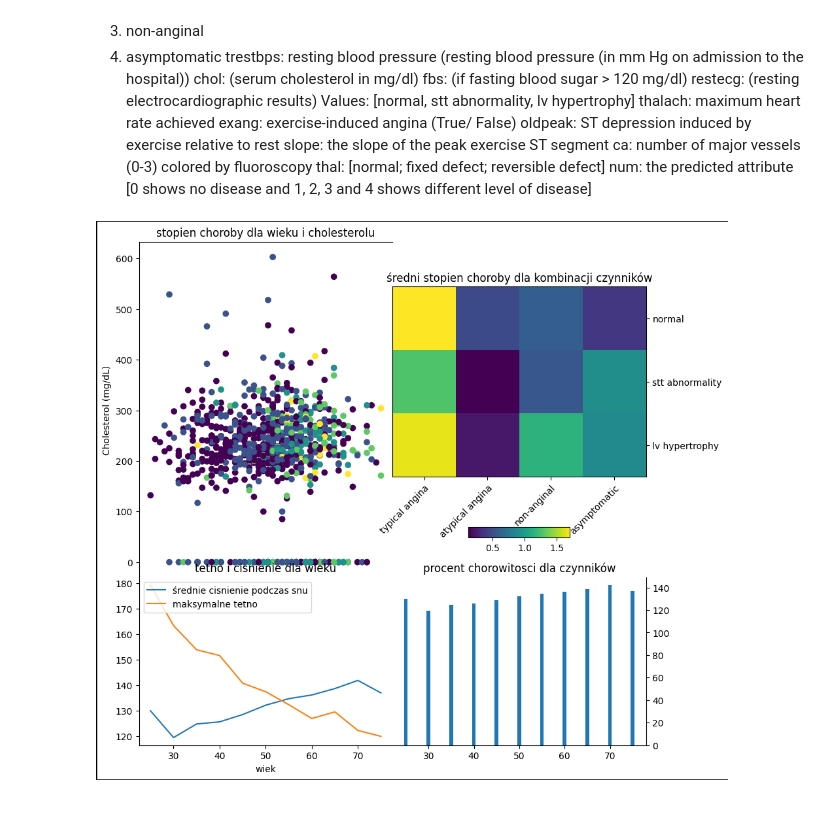
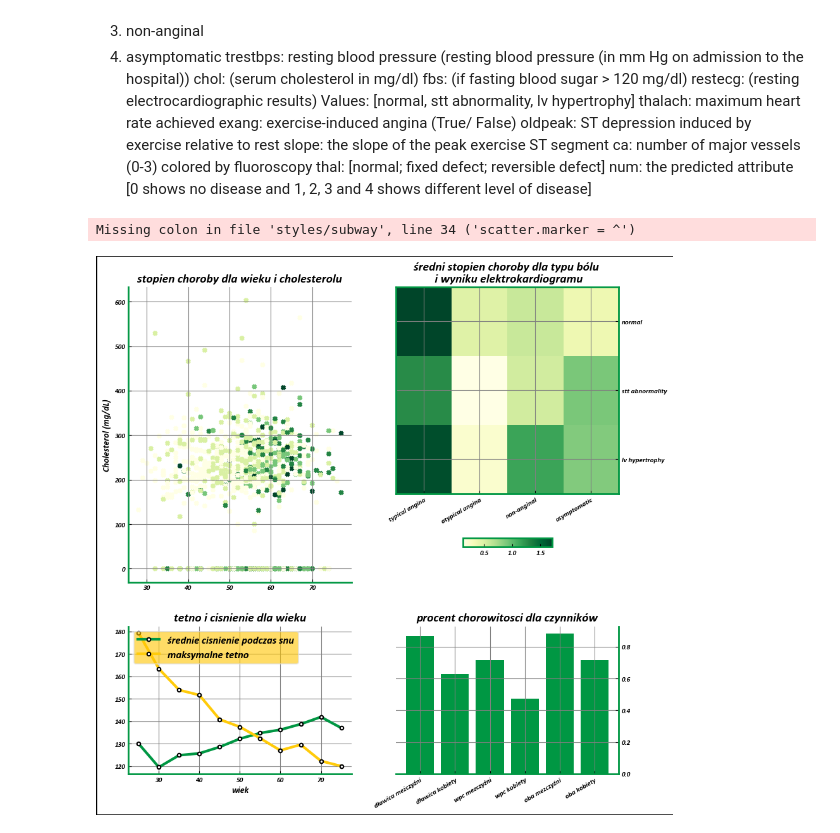
Before and after one commit to szobst/data_visualisation, a Jupyter notebook: notebook.ipynb, the cells around one changed output. Drawn from its saved outputs; the diff is of its cells as text; code cells hidden in the pictures.

```diff
--- a/notebook.ipynb
+++ b/notebook.ipynb
@@ -78,8 +95,6 @@ num: the predicted attribute [0 shows no disease and 1, 2, 3 and 4 shows differe
 # Styles
 # %%
 #Plot
-
-style = 'default'
 
 cholesterol = df['chol']
 age = df['age']
@@ -91,57 +106,57 @@ avg_max_heart_rate = df.groupby('age_group')['thalch'].mean()
 num = df['num']
 
 
-plt.style.use(style)
-gsk = {'hspace': 0,'height_ratios':[2,1],'wspace': 0 }
+plt.style.use('styles/subway')
+
+gsk = {'hspace': 0.2,'height_ratios':[2,1],'wspace': 0.2 }
 fig, ((ax1, ax2), (ax3, ax4)) = plt.subplots(2, 2, figsize=(10, 10),gridspec_kw=gsk)
 
 scatter = ax1.scatter(y = cholesterol, x = age,c = num)
-ax1.spines.bottom.set_visible(False)
-ax1.xaxis.set_tick_params(bottom=False,labelbottom=False)
+ax1.spines.top.set_visible(False)
+#ax1.xaxis.set_tick_params(bottom=False,labelbottom=False)
 ax1.spines['right'].set_visible(False)
 ax1.set_title('stopien choroby dla wieku i cholesterolu')
 ax1.set_ylabel('Cholesterol (mg/dL)')
 
-
-ax4.bar(x = age_group, height=  avg_blood_pressure)
+ax4.bar(x = proportions_names, height= proportions)
 ax4.spines.left.set_visible(False)
 ax4.spines.top.set_visible(False)
 ax4.yaxis.set_ticks_position('right')
 ax4.set_title("procent chorowitosci dla czynników")
+plt.setp(ax4.get_xticklabels(), rotation=30, ha="right", rotation_mode="anchor")
 
 ax3.plot(age_group ,avg_sleep_heart_rate,label = 'średnie cisnienie podczas snu')
 ax3.plot(age_group ,avg_max_heart_rate, label = 'maksymalne tetno')
 ax3.spines.top.set_visible(False)
 ax3.spines['right'].set_visible(False)
 ax3.set_title("tetno i cisnienie dla wieku")
 ax3.set_xlabel('wiek')
 ax3.legend(loc='upper left')
 
 img = ax2.imshow(X = pivot)
 fig.colorbar(img, ax=ax2,shrink=0.4, aspect=10,location='bottom')
 ax2.plot()
 ax2.yaxis.set_ticks_position('right')
-ax2.set_title("średni stopien choroby dla typu bólu i wyniku elektrokardiogramu" )
+ax2.set_title("średni stopien choroby dla typu bólu \n i wyniku elektrokardiogramu" )
 
 y_values = ['','normal', 'stt abnormality', 'lv hypertrophy']
 x_values = ['','typical angina',
 'atypical angina',
 'non-anginal',
 'asymptomatic']
 
-
 from matplotlib.ticker import MaxNLocator
 ax2.xaxis.set_major_locator(MaxNLocator(4))  # Set maximum number of ticks to 5 on x-axis
 ax2.yaxis.set_major_locator(MaxNLocator(3))
 
 ax2.set_xticklabels(x_values)
 ax2.set_yticklabels(y_values)
-plt.setp(ax2.get_xticklabels(), rotation=45, ha="right", rotation_mode="anchor")
+plt.setp(ax2.get_xticklabels(), rotation=30, ha="right", rotation_mode="anchor")
 
 fig.patch.set_edgecolor('black')
 fig.patch.set_linewidth(2)
-
-
+plt.savefig('subway.pdf', format='pdf')
 plt.show()
 # %% [output]
+Missing colon in file 'styles/subway', line 34 ('scatter.marker = ^')
-[figure, old version]
+[figure, new version]
```
Also changed, not shown: parts of 2 cells of this notebook, 9 other files.
